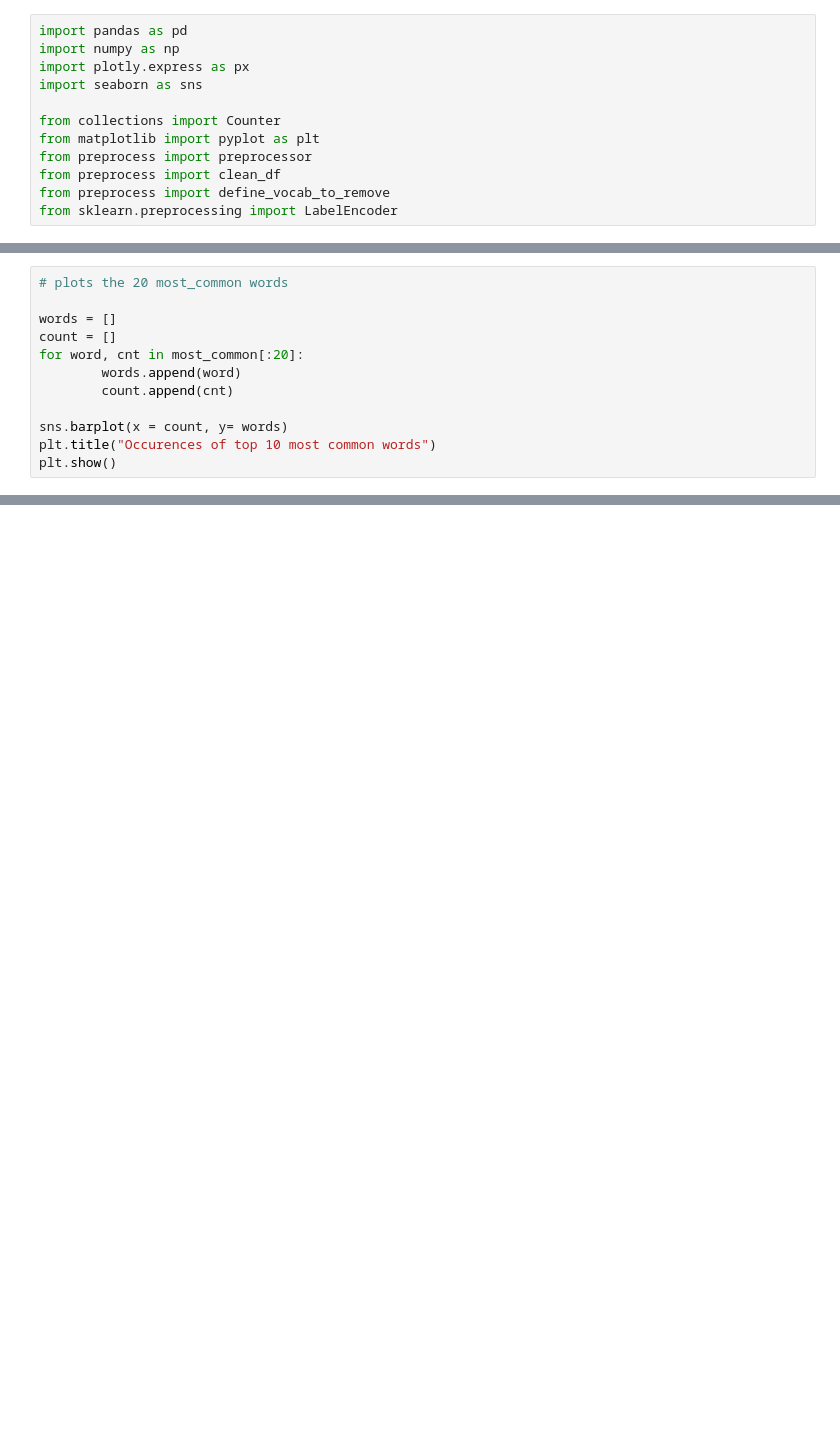
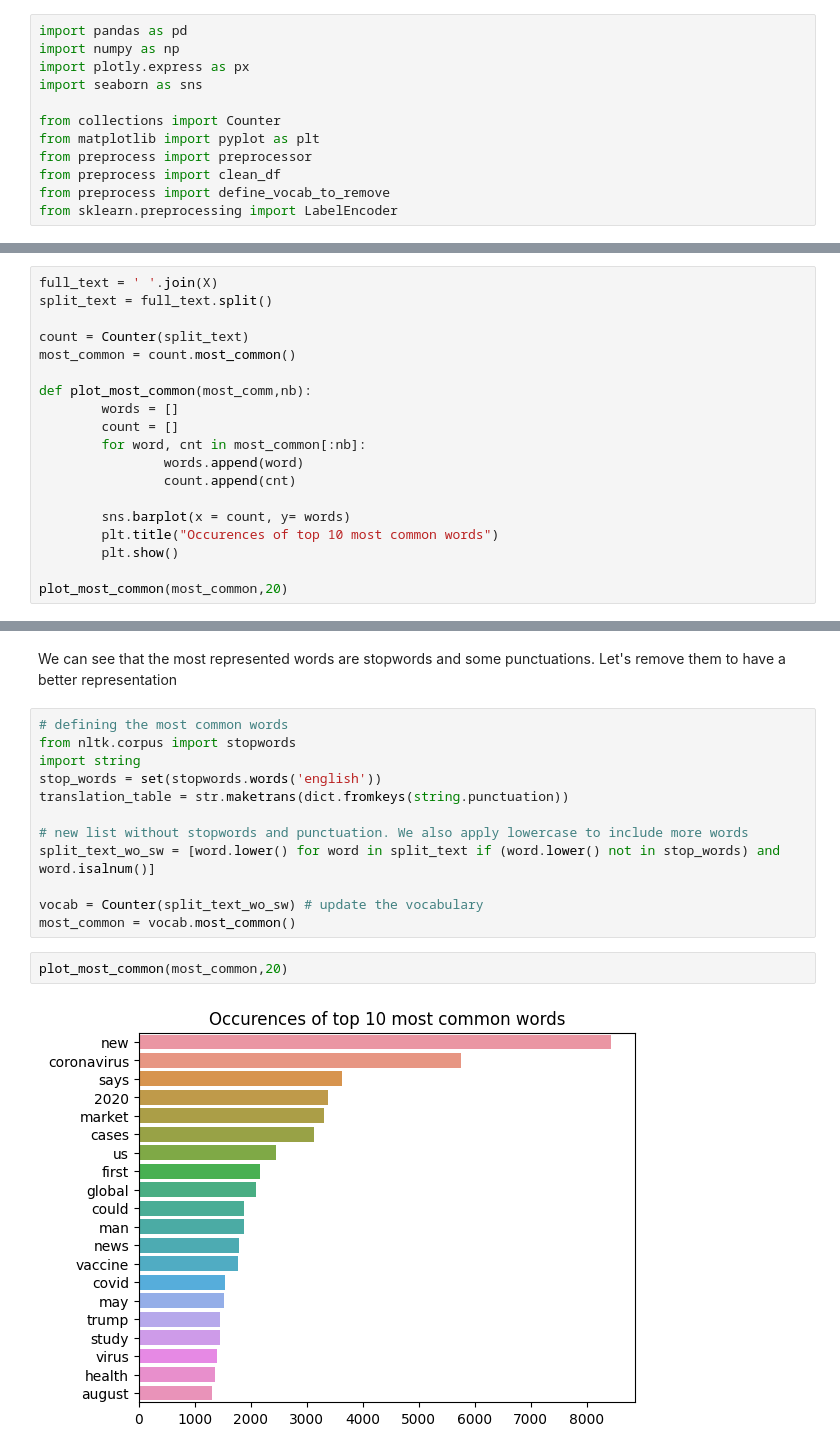
Before and after one commit to qcocheril/NLP_project, a Jupyter notebook: EDA.ipynb, the cells around one changed output, grey strips where cells are left out. Cells and saved outputs as stored; diff of their text form; blank space fills up the shorter version.

```diff
--- a/EDA.ipynb
+++ b/EDA.ipynb
@@ -138,12 +12,0 @@ most_common[:20]
-# %%
-# plots the 20 most_common words
-
-words = []
-count = []
-for word, cnt in most_common[:20]:
-        words.append(word)
-        count.append(cnt)
-
-sns.barplot(x = count, y= words)
-plt.title("Occurences of top 10 most common words")
-plt.show()
@@ -193,0 +105,19 @@ Name: title_length, dtype: float64
+# %%
+full_text = ' '.join(X)
+split_text = full_text.split()
+
+count = Counter(split_text)
+most_common = count.most_common()
+
+def plot_most_common(most_comm,nb):
+        words = []
+        count = []
+        for word, cnt in most_common[:nb]:
+                words.append(word)
+                count.append(cnt)
+
+        sns.barplot(x = count, y= words)
+        plt.title("Occurences of top 10 most common words")
+        plt.show()
+
+plot_most_common(most_common,20)
@@ -193,0 +126,18 @@ Name: title_length, dtype: float64
+# %% [markdown]
+We can see that the most represented words are stopwords and some punctuations. Let's remove them to have a better representation
+# %%
+# defining the most common words
+from nltk.corpus import stopwords
+import string
+stop_words = set(stopwords.words('english'))
+translation_table = str.maketrans(dict.fromkeys(string.punctuation))
+
+# new list without stopwords and punctuation. We also apply lowercase to include more words
+split_text_wo_sw = [word.lower() for word in split_text if (word.lower() not in stop_words) and word.isalnum()]
+
+vocab = Counter(split_text_wo_sw) # update the vocabulary
+most_common = vocab.most_common()
+# %%
+plot_most_common(most_common,20)
+# %% [output]
+[figure, added]
```
Also changed, not shown: parts of 43 cells of this notebook, 5 other files.
